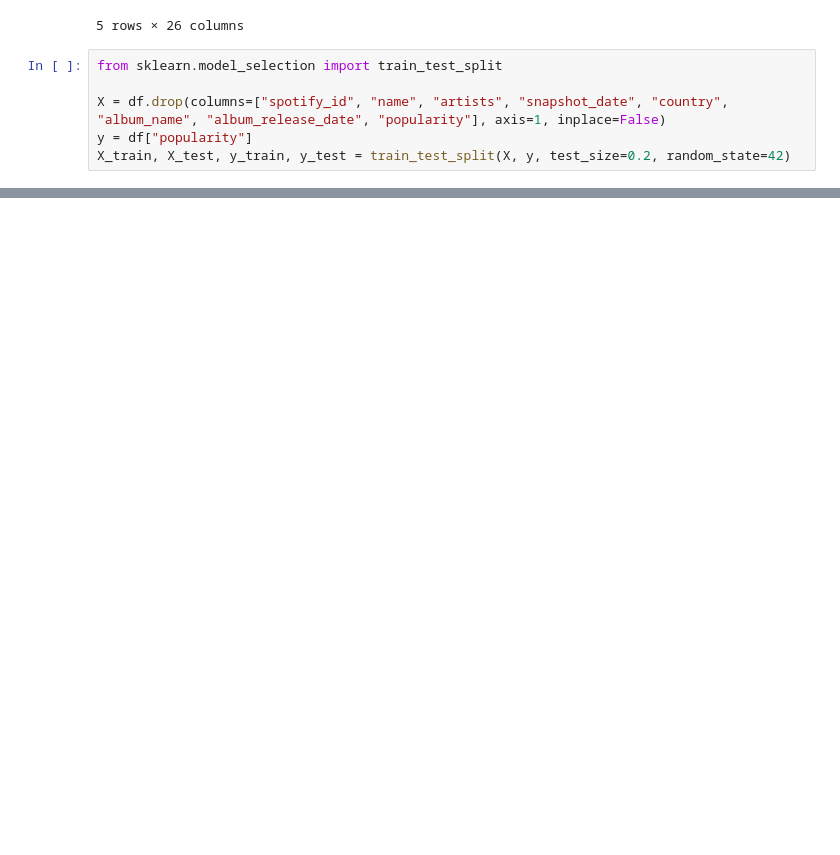
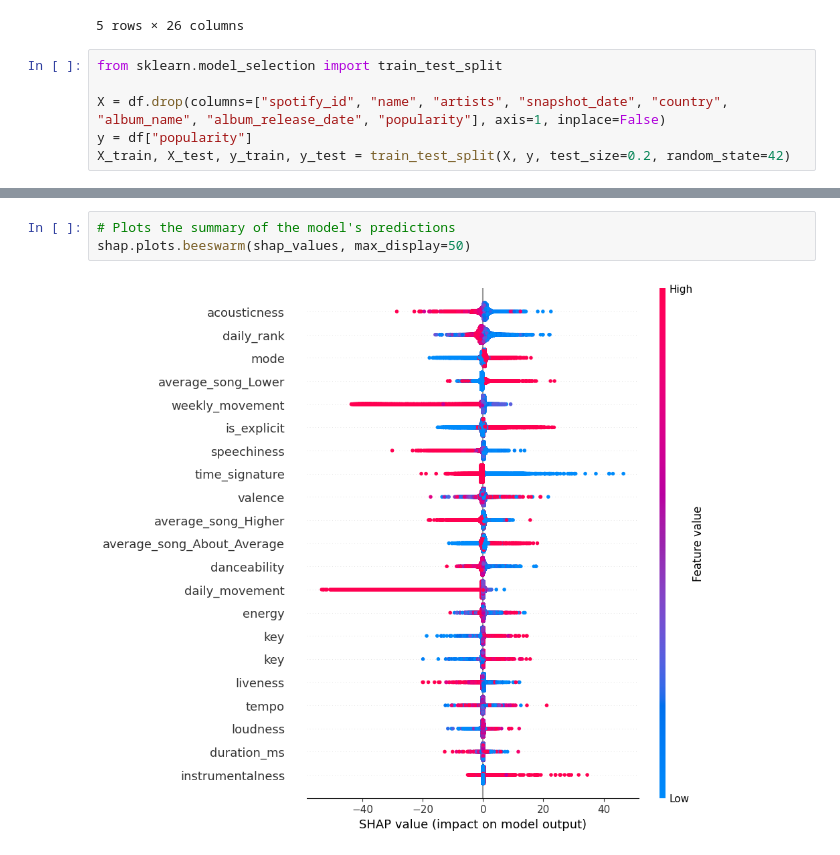
Before and after one commit to nrcase/CSC522-Project, a Jupyter notebook: models/RR_SHAP.ipynb, the cells around one changed output, grey strips where cells are left out. Cells and saved outputs as stored; diff of their text form; blank space fills up the shorter version.

```diff
--- a/models/RR_SHAP.ipynb
+++ b/models/RR_SHAP.ipynb
@@ -79,0 +104,5 @@ shap.plots.waterfall(shap_values[0], max_display=50)
+# %%
+# Plots the summary of the model's predictions
+shap.plots.beeswarm(shap_values, max_display=50)
+# %% [output]
+[figure, added]
```
Also changed, not shown: parts of 5 cells of this notebook, 3 other files.
